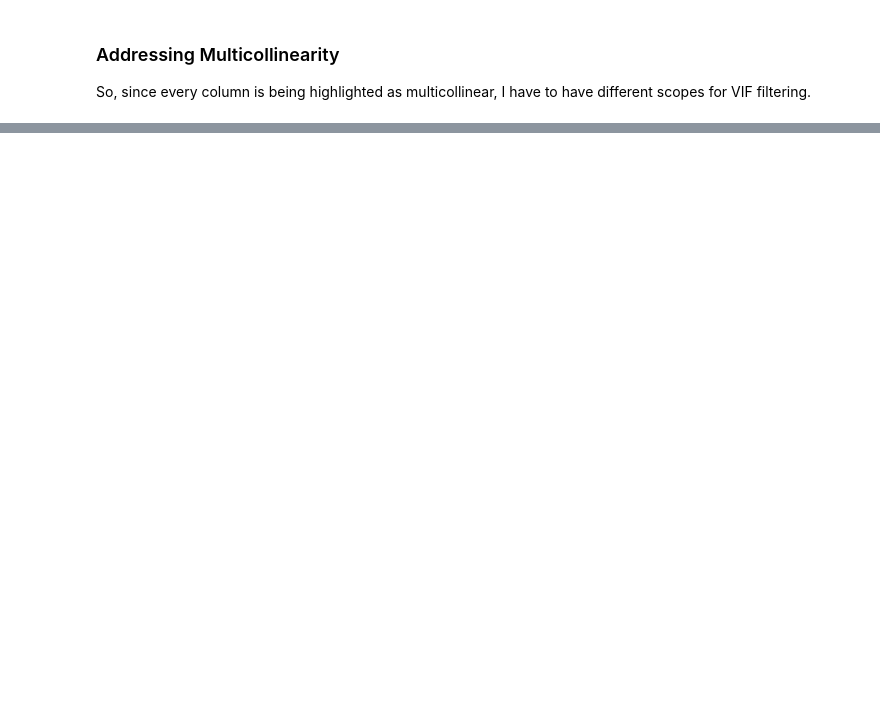
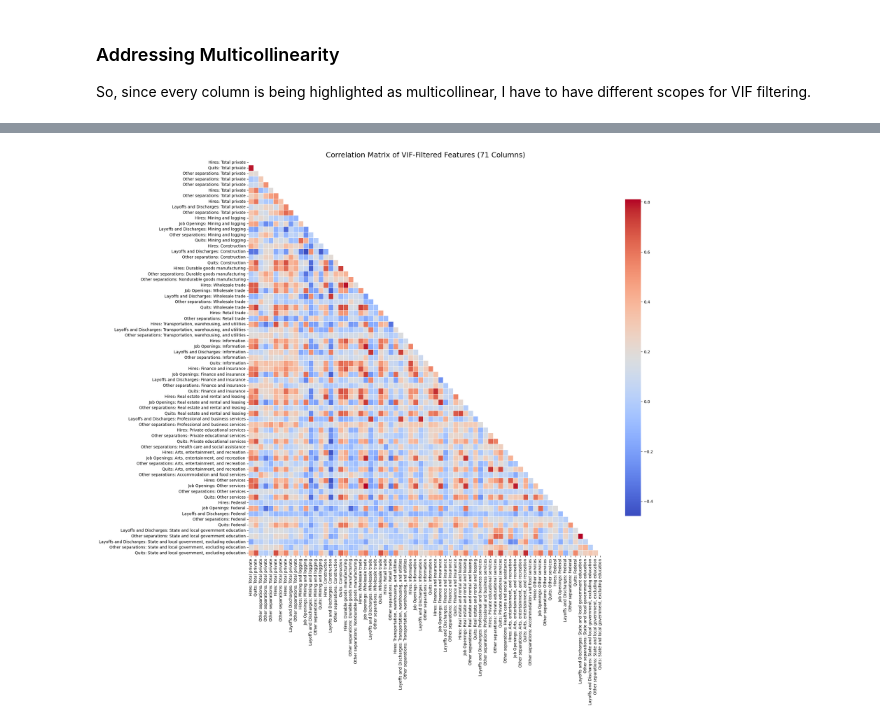
Before and after one commit to Sameer-Sethuram/SwYtch-Team-Monkey, a Jupyter notebook: vif_filtering.ipynb, the cells around one changed output, grey strips where cells are left out. Cells and saved outputs as stored; diff of their text form; code cells hidden in the pictures; blank space fills up the shorter version.

Commit message:
Experimented a lot with VIF filtering, narrowed down my feature pool quite a lot

```diff
--- a/vif_filtering.ipynb
+++ b/vif_filtering.ipynb
@@ -170,0 +239,7 @@ X_granular.head()
+# %%
+### Addressing Multicollinearity in JOLTS Data Using VIF Filtering
+
+### Try it on X_granular next for testing purposes
+X_granular_filtered, vif_granular_final = drop_redundant_vif_features(X_granular, threshold=10.0)
+X_granular_filtered.head()
+vif_granular_final
@@ -170,0 +284,34 @@ X_granular.head()
+# %%
+### Shorten the column names for better visualization (take out everything past - with regex)
+X_granular_filtered.columns = X_granular_filtered.columns.str.replace(r' - .*', '', regex=True)
+# %%
+### Plot correlation matrix of filtered granular data
+import matplotlib.pyplot as plt
+import seaborn as sns
+
+# Assuming final_features_df is the cleaned DataFrame from the VIF function
+
+# 1. Calculate the correlation matrix
+corr_matrix = X_granular_filtered.corr()
+
+# 2. Set up the figure size
+plt.figure(figsize=(20, 18))
+
+# 3. Create the heatmap
+# Use a diverging color map ('coolwarm') and mask the upper triangle for clarity
+mask = np.triu(corr_matrix) # Helper to mask the upper triangle
+
+sns.heatmap(
+    corr_matrix,
+    mask=mask,
+    annot=False, # Set to True if you want numbers, but with 71 features it's too dense
+    cmap='coolwarm',
+    fmt=".2f",
+    linewidths=.5,
+    cbar_kws={"shrink": .8}
+)
+
+plt.title('Correlation Matrix of VIF-Filtered Features (71 Columns)', fontsize=18)
+plt.show()
+# %% [output]
+[figure, added]
```
Also changed, not shown: parts of 27 cells of this notebook, 7 other files.
